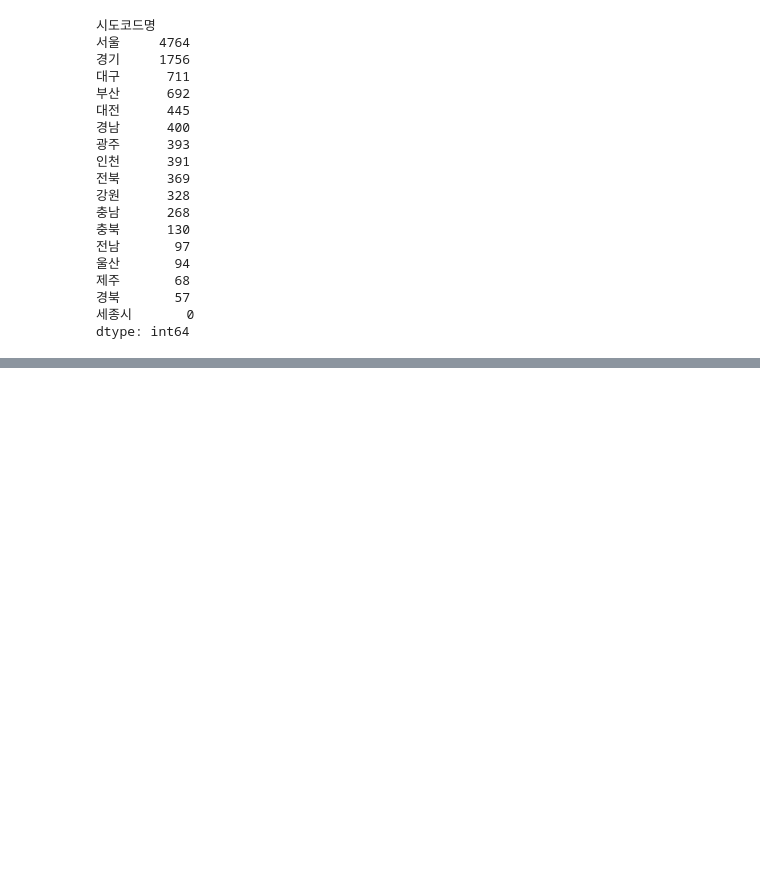
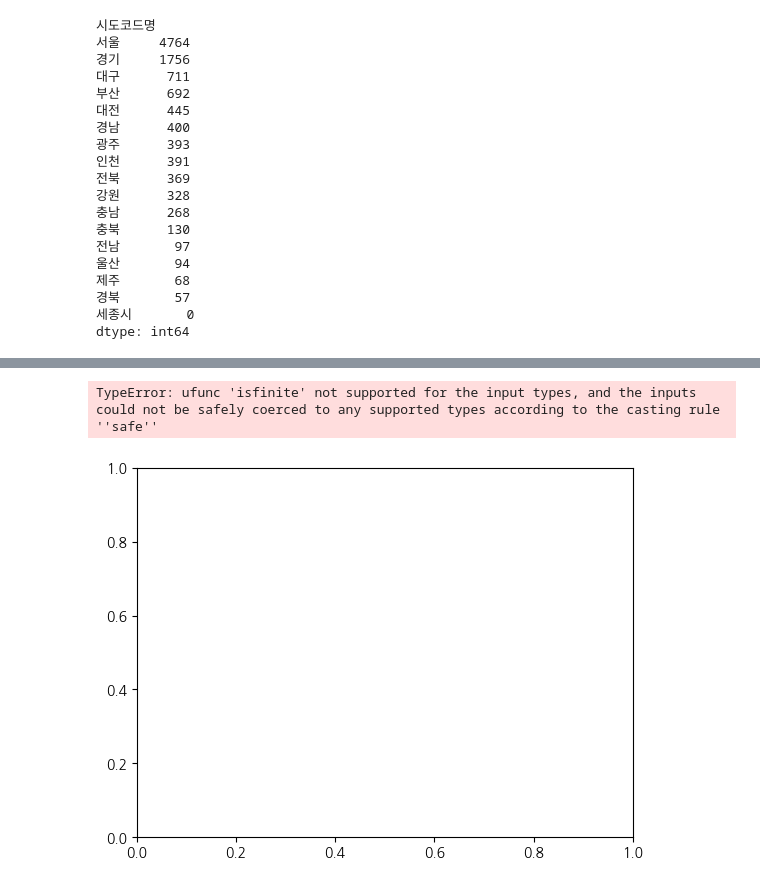
Before and after one commit to qooqookeke/car_greenhouse_gas, a Jupyter notebook: hospital.ipynb, the cells around one changed output, grey strips where cells are left out. Cells and saved outputs as stored; diff of their text form; code cells hidden in the pictures; blank space fills up the shorter version.

```diff
--- a/hospital.ipynb
+++ b/hospital.ipynb
@@ -1150,3 +1306,14 @@ dtype: int64
+# %%
+plt.hist2d(data=df, x='시도코드명', y='총의사수', cmin=0.5, cmap='viridis_r', bins=20)
+plt.colorbar()
+plt.title('Displ vs Comb')
+plt.xlabel('Displacement (L)')
+plt.ylabel('Combined Fuel Eff (mpg)')
+plt.savefig('test2.png')
+plt.show()
+# %% [output]
+TypeError: ufunc 'isfinite' not supported for the input types, and the inputs could not be safely coerced to any supported types according to the casting rule ''safe''
+[figure, added]
 # %%
 # 연습문제
 # %%
```
Also changed, not shown: parts of 15 cells of this notebook, 1 other file.
